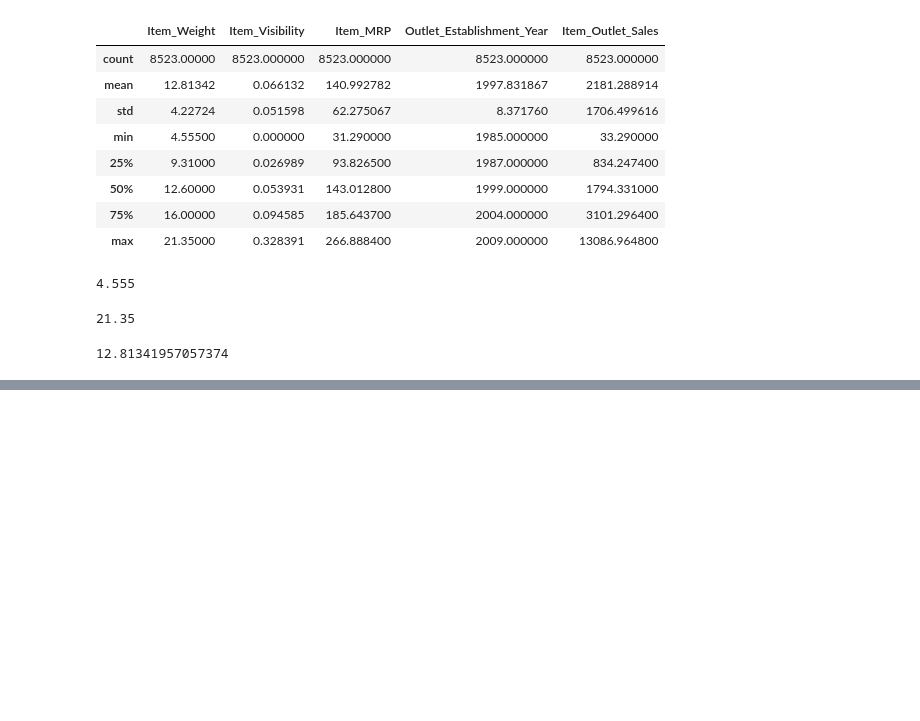
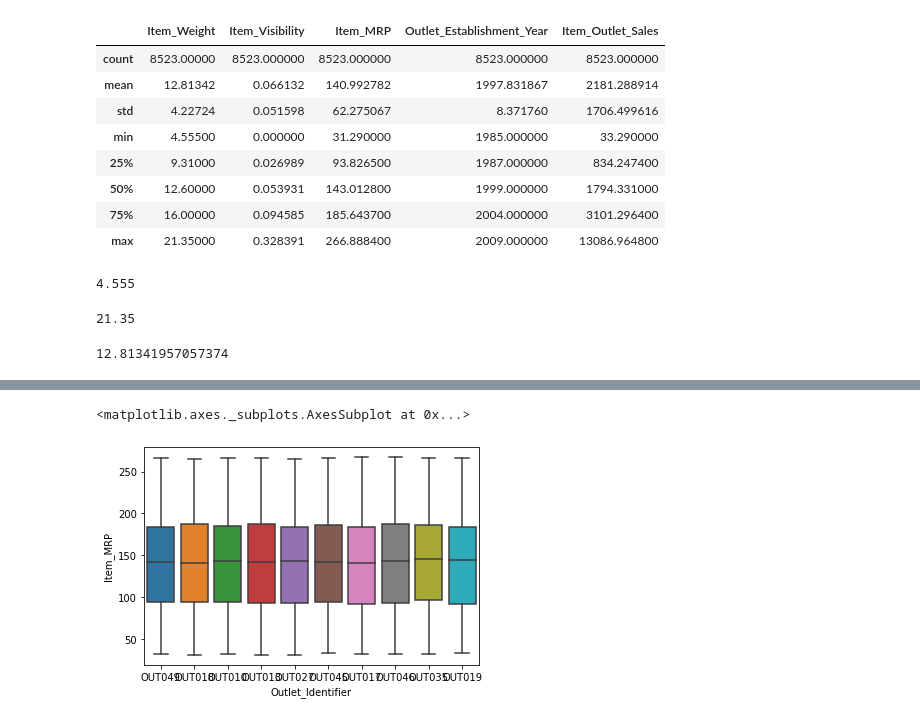
Before and after one commit to cristiank1038/predicciones-ventas-alimenticias, a Jupyter notebook: Actividad_sales_predictions.ipynb, the cells around one changed output, grey strips where cells are left out. Cells and saved outputs as stored; diff of their text form; code cells hidden in the pictures; blank space fills up the shorter version.

```diff
--- a/Actividad_sales_predictions.ipynb
+++ b/Actividad_sales_predictions.ipynb
@@ -269,0 +300,5 @@ df['Item_Weight'].mean()
+# %%
+sns.boxplot(x='Outlet_Identifier', y='Item_MRP', data=df)
+# %% [output]
+<matplotlib.axes._subplots.AxesSubplot at 0x...>
+[figure, added]
```
Also changed, not shown: parts of 6 cells of this notebook.
